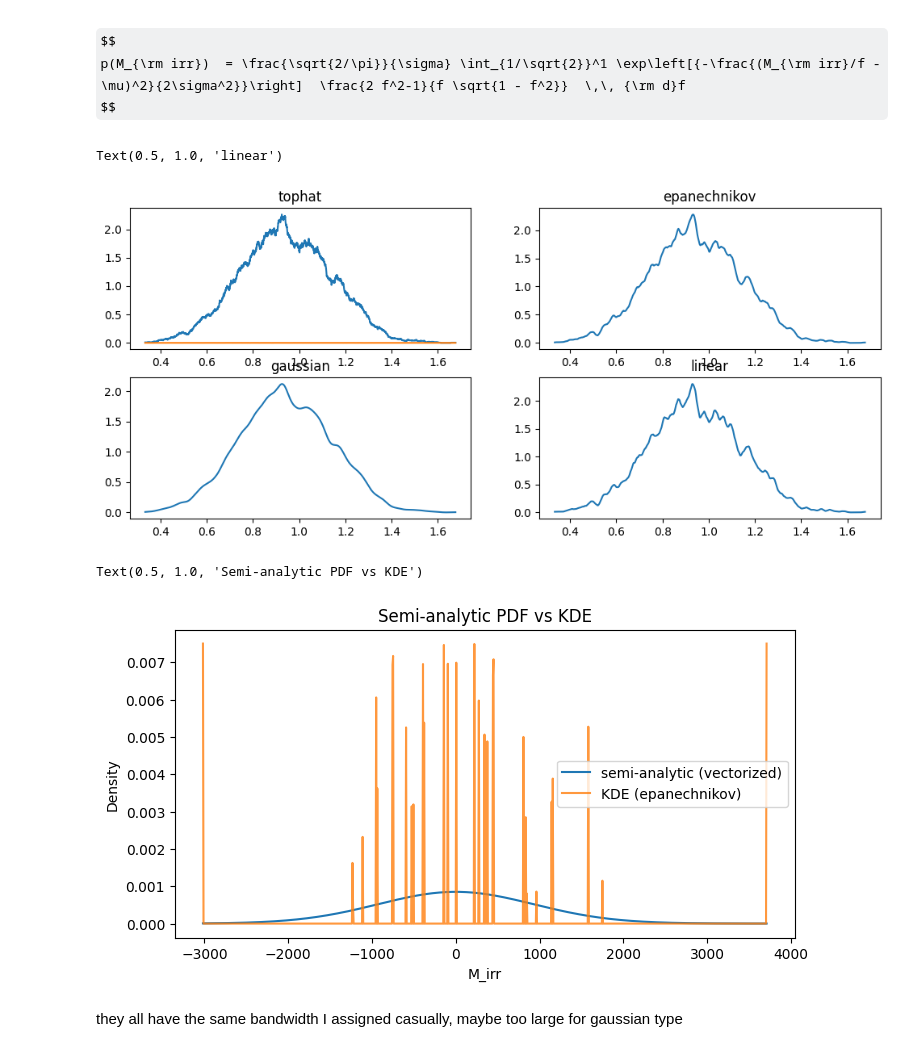
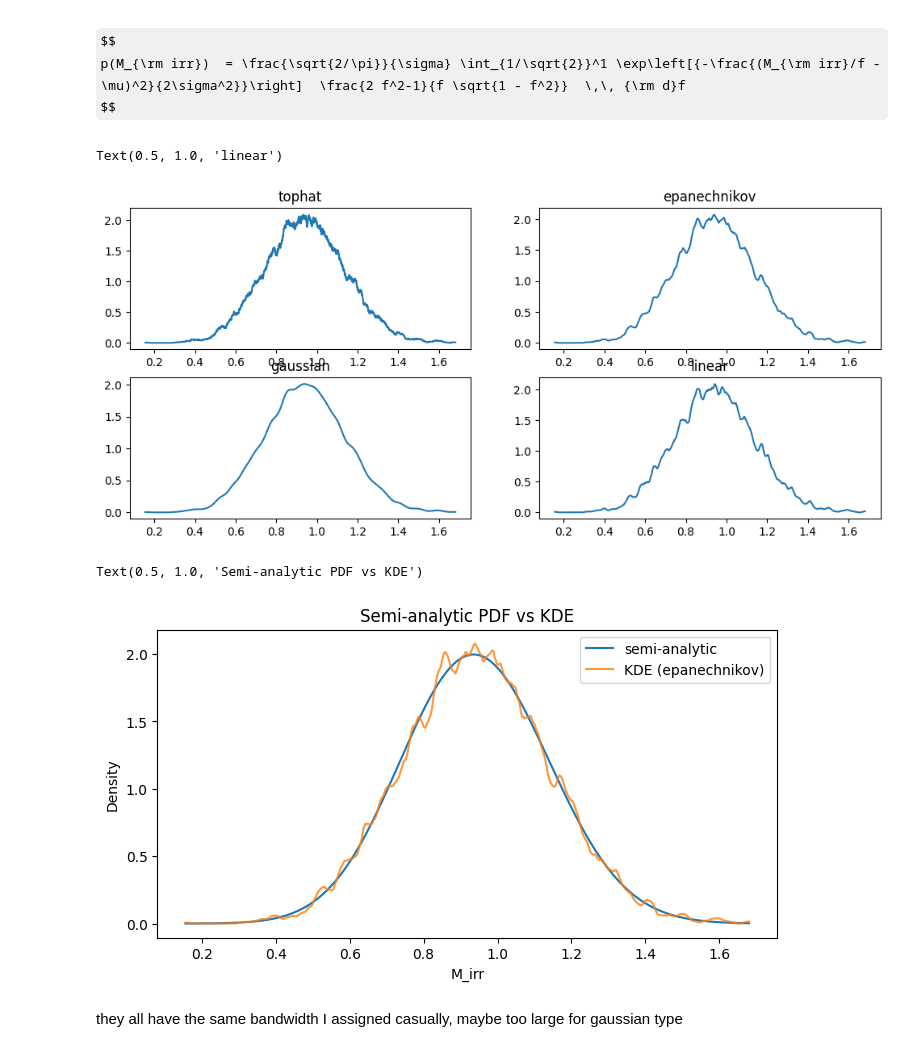
Before and after one commit to Matti-z/astrostatistics_bicocca_2026, a Jupyter notebook: working/seventh.ipynb, the cells around one changed output. Drawn from its saved outputs; the diff is of its cells as text; code cells hidden in the pictures; some formulas as TeX source.

```diff
--- a/working/seventh.ipynb
+++ b/working/seventh.ipynb
@@ -175,8 +175,6 @@ def pdf_mirr(mirr, mu, sigma):
 
 fig, axes = plt.subplots(2, 2, figsize=(12, 5))
 axes[0, 0].plot(x_grid, tophat, )
-# axes[0, 0].plot(x_grid, pdf_f(f(spin)), color = 'orange')
-axes[0, 0].plot(x_grid, pdf_mirr(m_irr, mu, sigma))
 axes[0, 0].set_title('tophat')
 axes[0, 1].plot(x_grid, epanechnikov)
 axes[0, 1].set_title('epanechnikov')
@@ -186,45 +184,46 @@ axes[1, 1].plot(x_grid, linear)
 axes[1, 1].set_title('linear')
 # %% [output]
 Text(0.5, 1.0, 'linear')
-[figure, old version]
+[figure, new version]
 # %%
-# Vectorized semi-analytic PDF using f = cos(theta) substitution to remove the sqrt singularity
-theta = np.linspace(0, np.pi/4, 400)  # integration variable: 0..pi/4 corresponds to f in [1/sqrt(2), 1]
+
+theta = np.linspace(0, np.pi/4, 400)  # integration variable: 0. to pi/4 corresponds to f in [1/sqrt(2), 1]
 cos_t = np.cos(theta)
 pref = 2 * (2 * cos_t**2 - 1) / cos_t  # 2*(2 cos^2 -1)/cos(t)
 
 def pdf_mirr_vec(mirr_arr, mu, sigma, theta=theta, cos_t=cos_t, pref=pref):
     mirr = np.atleast_1d(mirr_arr)
     # ratio shape: (N, T)
     ratio = mirr[:, None] / cos_t[None, :]
     expo = np.exp(- (ratio - mu)**2 / (2 * sigma**2))
     integrand = expo * pref[None, :]
-    integral = np.trapz(integrand, theta, axis=1)
+    integral = np.trapezoid(integrand, theta, axis=1)
     out = np.sqrt(2 / np.pi) / sigma * integral
     return out if out.shape[0] > 1 else out[0]
 
-# Evaluate the semi-analytic pdf on a modest grid for speed
+
 x_eval = np.linspace(m_irr.min(), m_irr.max(), 1000)
 pdf_semi = pdf_mirr_vec(x_eval, mu, sigma)
 
-# Build a KDE on the sample and evaluate on the same grid (use a compact kernel for speed)
 from sklearn.neighbors import KernelDensity
 kde = KernelDensity(bandwidth=bandwidth, kernel='epanechnikov')
 kde.fit(m_irr[:, None])
 log_pdf_kde = kde.score_samples(x_eval[:, None])
 pdf_kde = np.exp(log_pdf_kde)
 
+area = np.trapezoid(pdf_semi, x_eval) #area of semi-analytic
+
 # Plot comparison
 plt.figure(figsize=(8, 4))
-plt.plot(x_eval, pdf_semi, label='semi-analytic (vectorized)')
+plt.plot(x_eval, pdf_semi/area, label='semi-analytic')
 plt.plot(x_eval, pdf_kde, label='KDE (epanechnikov)', alpha=0.8)
 plt.xlabel('M_irr')
 plt.ylabel('Density')
 plt.legend()
 plt.title('Semi-analytic PDF vs KDE')
 # %% [output]
 Text(0.5, 1.0, 'Semi-analytic PDF vs KDE')
-[figure, old version]
+[figure, new version]
 # %% [markdown]
 they all have the same bandwidth I assigned casually, maybe too large for gaussian type
 # %% [markdown]
```
Also changed, not shown: parts of 4 cells of this notebook.
